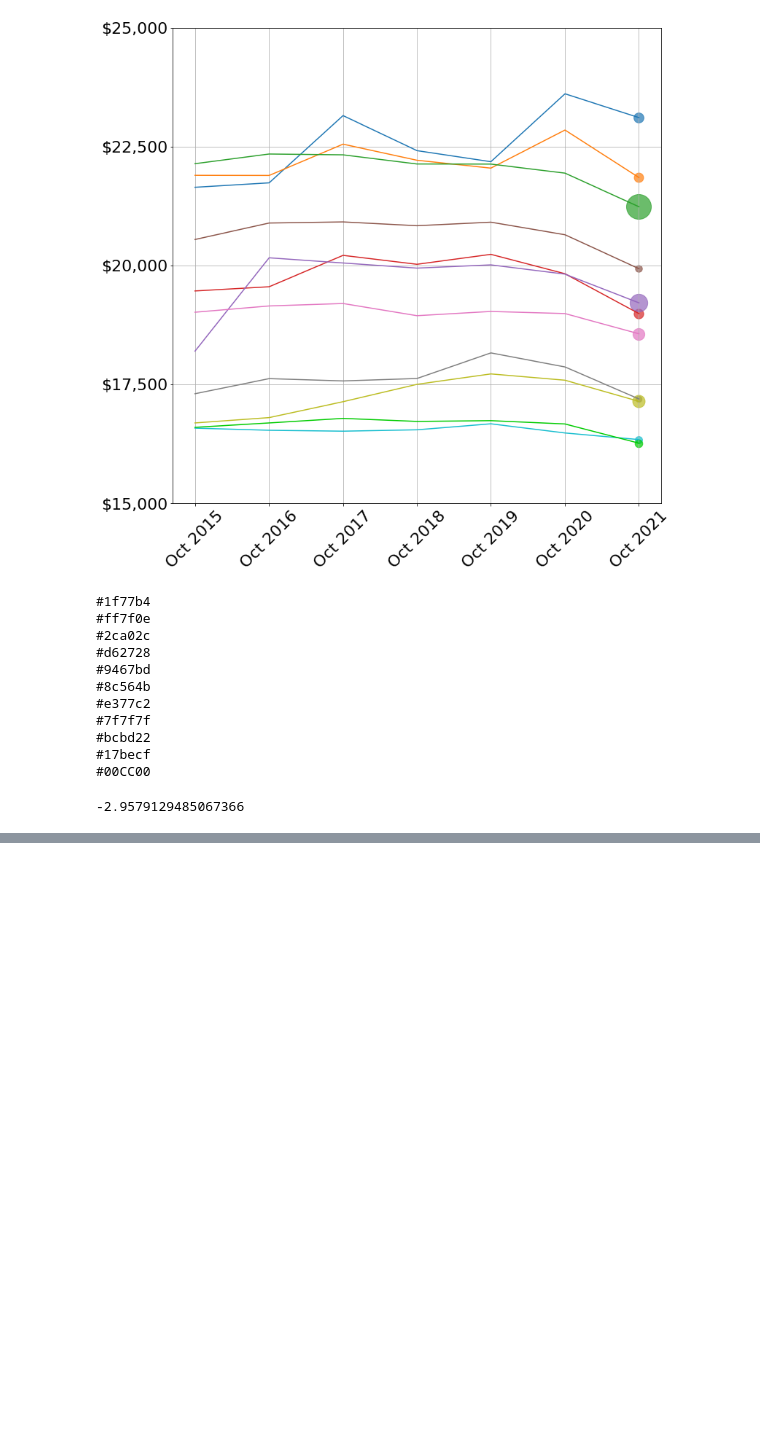
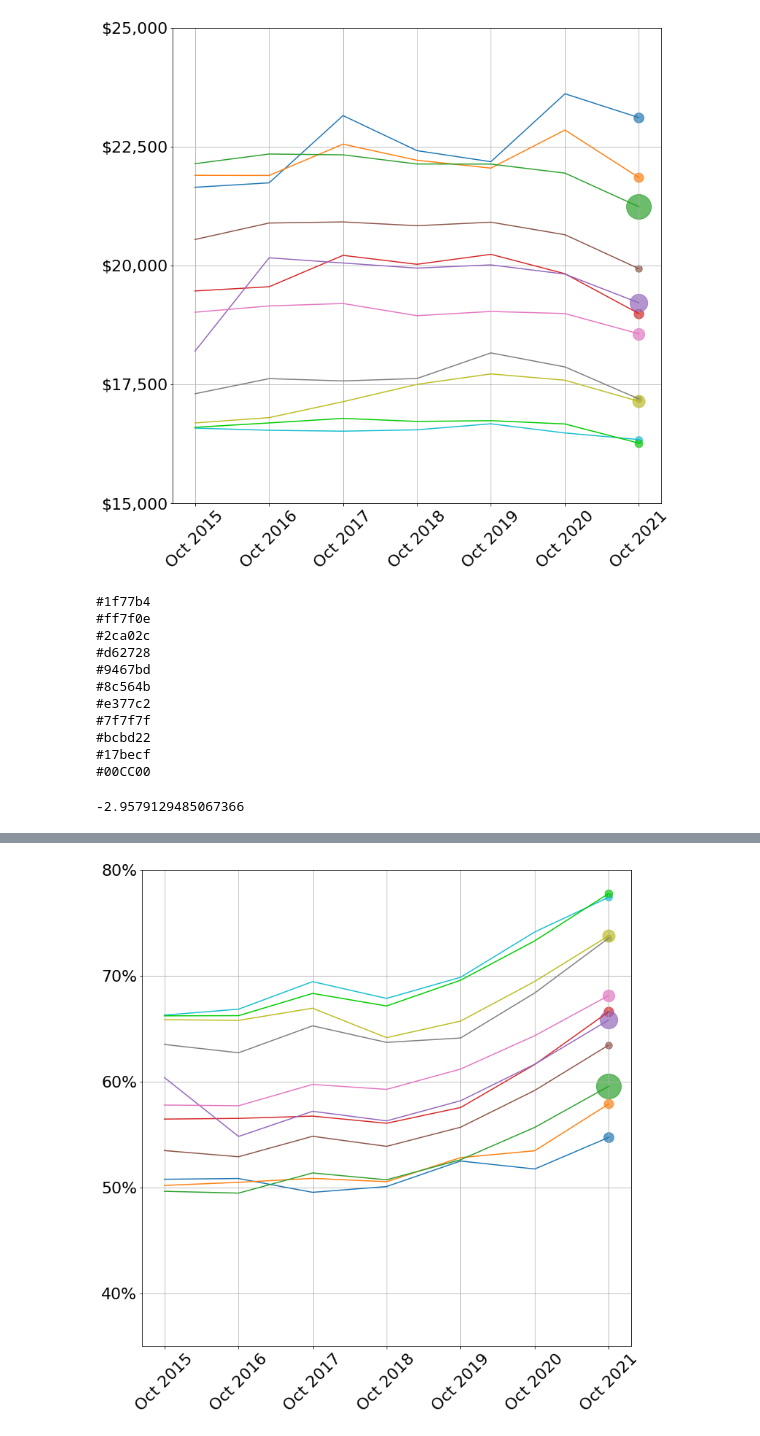
Before and after one commit to NicoAdams/umn_grad_pay_analysis, a Jupyter notebook: Generate_pay_plots.ipynb, the cells around one changed output, grey strips where cells are left out. Cells and saved outputs as stored; diff of their text form; code cells hidden in the pictures; blank space fills up the shorter version.

Commit message:
Added Minneapolis fair market rent plot

```diff
--- a/Generate_pay_plots.ipynb
+++ b/Generate_pay_plots.ipynb
@@ -54,6 +54,12 @@ print(year2InflationIdx2015)
 year2InflationIdx2021 = {y: year2InflationIdx2015[y]/year2InflationIdx2015[2021] for y in year2InflationIdx2015}
 # %% [output]
 {2015: 1.0, 2016: 1.01552, 2017: 1.03761, 2018: 1.06246, 2019: 1.08474, 2020: 1.09728, 2021: 1.1504, 2022: nan}
+# %%
+# Loads fair market rent data
+dfMPLSRent = pd.read_csv('MPLS_fair_market_rent.csv')
+
+year2FairMarketRentMonthly = {year: rent for year, rent in zip(dfMPLSRent['Year'].values, dfMPLSRent['MPLS_fair_market_rent'].values)}
+year2FairMarketRentAnnual = {year: 12*rent for year, rent in year2FairMarketRentMonthly.items()}
 # %%
 # Date formatting & calculations
 
@@ -436,3 +560,71 @@ pctChange = (mean2021 - mean2020) / mean2020 * 100
 pctChange
 # %% [output]
 -2.9579129485067366
+# %%
+# For March 17, 2022 COGS GA: Annual wage as a fraction of rent
+
+# Creates lists of the YEARLY wages of students with 20 hour appointments in each college
+
+assumeSummerSupport = False
+axisFontsize = 22
+titleFontsize = 28
+
+colleges = set(dfDeptSplit['College'].values)
+cond20HrAppts = (dfDeptSplit['Hours_total']==20)
+
+stipendCol = 'Yearly_pay_total_with_summer' if assumeSummerSupport else 'Yearly_pay_total_no_summer'
+collegeDate2WageDistrib = {
+    (college,date): dfDeptSplit[cond20HrAppts & (dfDeptSplit['College']==college) & (dfDeptSplit['Date']==date)][stipendCol].values
+    for college in colleges for (dateIdx, date) in enumerate(dates)
+}
+
+# Plot: Mean yearly wages for students in each college, assuming/not assuming summer support
+
+useMedian = False
+minimumCollegeSize = 0
+
+collegeRowCounts = {c: np.sum(dfDeptSplit['College']==c) for c in colleges}
+collegeCurrCounts = {c: np.sum((dfDeptSplit['College']==c) & (dfDeptSplit['Date']==mostRecentDate)) for c in colleges}
+collegeListSorted = list(sorted(colleges, key=lambda c: collegeRowCounts[c], reverse=True))
+biggestCurrColleges = collegeListSorted[:11]
+biggestCurrColleges_WageSorted = list(sorted(biggestCurrColleges, key=lambda c: np.median(collegeDate2WageDistrib[(c, mostRecentDate)]), reverse=True))
+
+# Takes the indices of all October dates
+dateIndicesToPlot = [i for i in range(len(dates)) if dates[i][5:7]=='10']
+datesToPlot = [dates[i] for i in dateIndicesToPlot]
+dateOrdsToPlot = [dateOrds[i] for i in dateIndicesToPlot]
+dateYearsToPlot = [dateYears[i] for i in dateIndicesToPlot]
+datesPrettyToPlot = [datesPretty[i] for i in dateIndicesToPlot]
+
+# Yearly rent over time for the relevant dates
+rentAnnualOverTime = [year2FairMarketRentAnnual[year] for year in dateYearsToPlot]
+
+plt.figure(figsize=(12,12)).patch.set_facecolor('w')
+colors = plt.rcParams['axes.prop_cycle'].by_key()['color'] + ['#00CC00']
+
+for collegeIdx, college in enumerate(biggestCurrColleges_WageSorted):
+
+    if useMedian:
+        wagesOverTime = [np.median(collegeDate2WageDistrib[(college,date)]) if len(collegeDate2WageDistrib[(college,date)])>=minimumCollegeSize else np.nan for date in datesToPlot]
+    else:
+        wagesOverTime = [np.mean(collegeDate2WageDistrib[(college,date)]) if len(collegeDate2WageDistrib[(college,date)])>=minimumCollegeSize else np.nan for date in datesToPlot]
+
+    rentFracOverTime = np.array(rentAnnualOverTime) / np.array(wagesOverTime)
+    rentPctOverTime = 100 * rentFracOverTime
+
+    plt.plot(dateOrdsToPlot, rentPctOverTime, label='(%i) %s' % (collegeCurrCounts[college], college), color=colors[collegeIdx])
+    plt.scatter([dateOrdsToPlot[-1]], [rentPctOverTime[-1]], s=collegeCurrCounts[college]*0.8, color=colors[collegeIdx], alpha=0.7)
+
+    # oct2021, oct2020 = datesToPlot[-1], datesToPlot[-2]
+    pctChange = '%.2f' % (100*(wagesOverTime[-1] - wagesOverTime[-2]) / wagesOverTime[-2])
+
+    print(college, pctChange)
+
+plt.ylim(35, 80)
+plt.xticks(ticks=dateOrdsToPlot, labels=datesPrettyToPlot, rotation=45, fontsize=axisFontsize)
+plt.yticks([40,50,60,70,80], ['40%', '50%', '60%', '70%', '80%'], fontsize=axisFontsize)
+plt.grid(axis='both')
+
+# plt.title('In 2021 dollars: Average salary for a 50% appointment', fontsize=titleFontsize)
+plt.show()
+# %% [output]
@@ -438,0 +642 @@ pctChange
+[figure, added]
```
Also changed, not shown: parts of 4 cells of this notebook, 1 other file.
